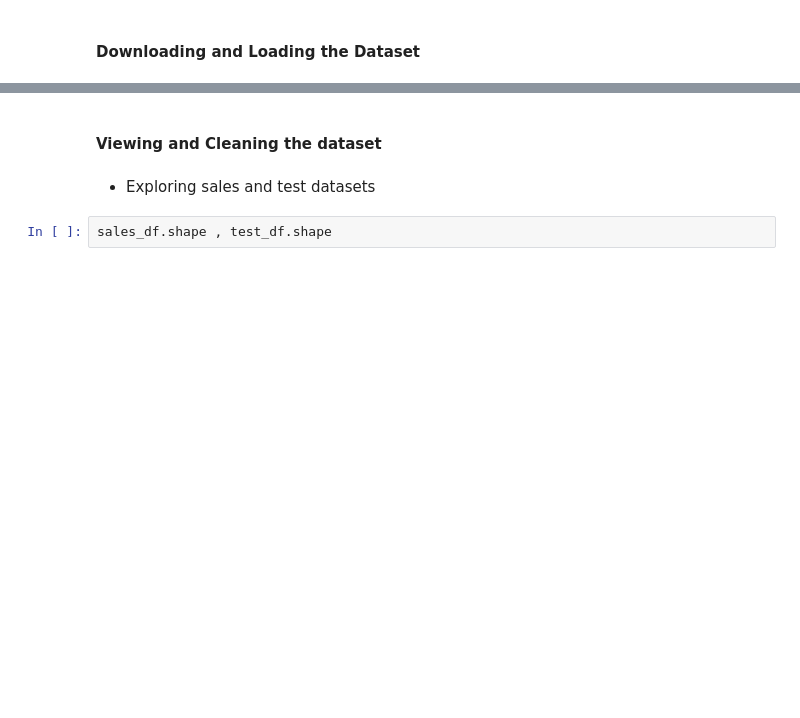
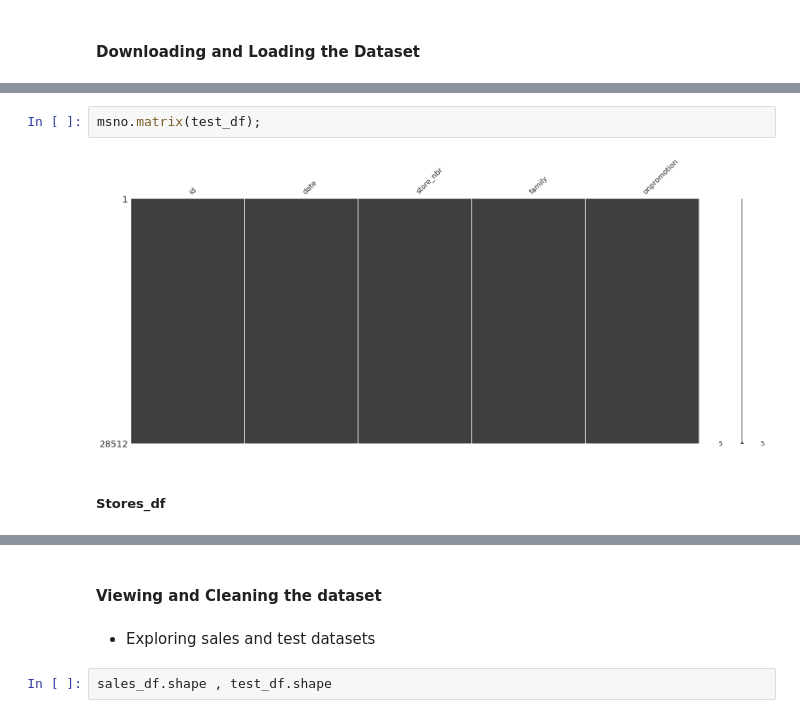
Before and after one commit to vasanthsai26/Corp-favorita-store-sales-Time-Series-Forecasting, a Jupyter notebook: corporacion_favorita_store_sales.ipynb, the cells around one changed output, grey strips where cells are left out. Cells and saved outputs as stored; diff of their text form; blank space fills up the shorter version.

```diff
--- a/corporacion_favorita_store_sales.ipynb
+++ b/corporacion_favorita_store_sales.ipynb
@@ -185,0 +242,6 @@ test_df
+# %%
+msno.matrix(test_df);
+# %% [output]
+[figure, added]
+# %% [markdown]
+##### Stores_df
```
Also changed, not shown: parts of 52 cells of this notebook.
